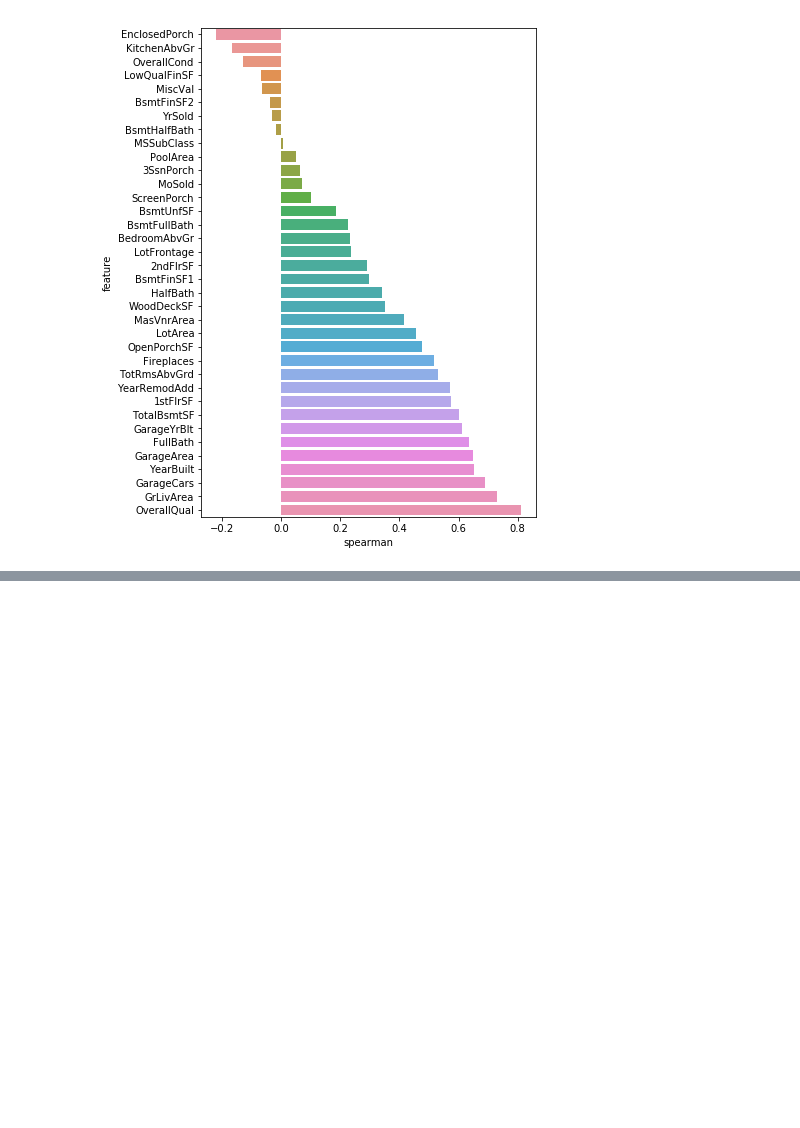
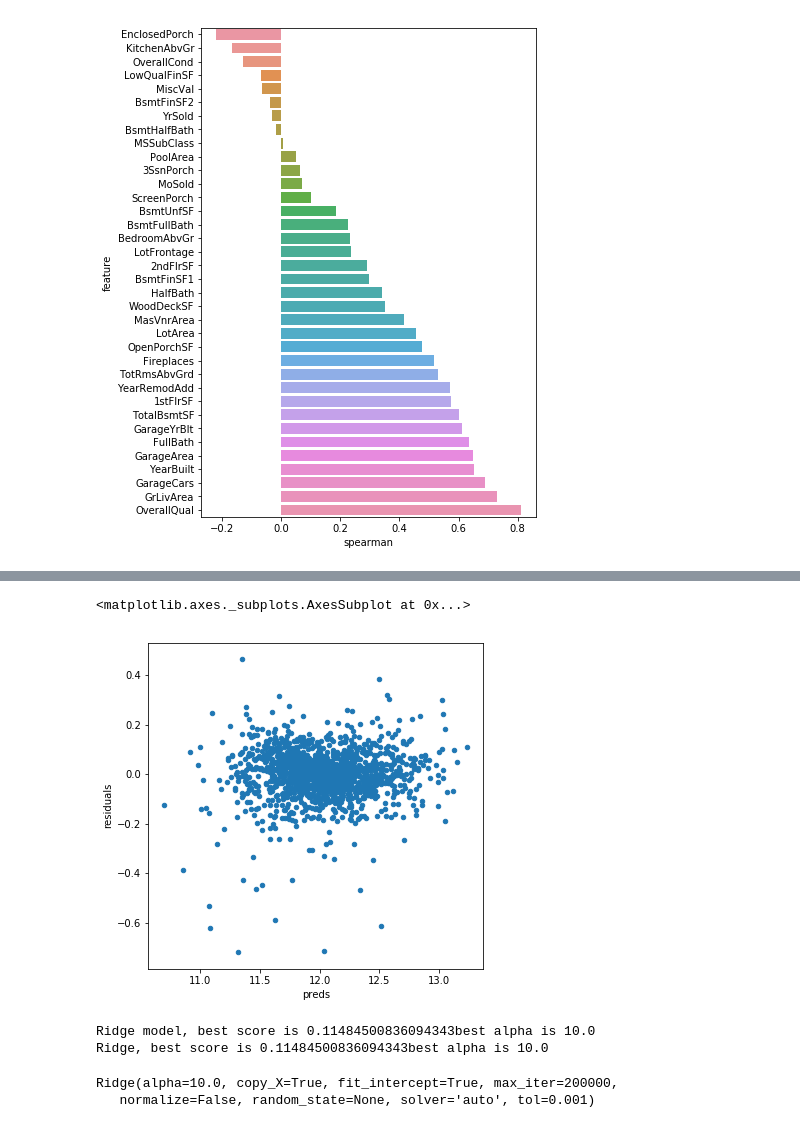
Before and after one commit to Xiaoling1992/Statistical-Machine-Learning-CS578, a Jupyter notebook: HousePrices_Regression.ipynb, the cells around one changed output, grey strips where cells are left out. Drawn from its saved outputs; the diff is of its cells as text; code cells hidden in the pictures; blank space fills up the shorter version.

Commit message:
Lasso, Ridge, Boost, RandomForest, Ada and XGB

```diff
--- a/HousePrices_Regression.ipynb
+++ b/HousePrices_Regression.ipynb
@@ -588,0 +379,39 @@ solution.head()
+# %%
+#Realize cross-validation with cross_val_score: RMSE of logrithms between predicted and real data.
+def rmse_cv(model):
+    rmse= np.sqrt(-cross_val_score(model, train_final, train_y_final, scoring="neg_mean_squared_error", cv = 5))
+    return(rmse)
+# %%
+#Model 1. Lasso regression, L1 penalty. As a result, for high values of λ, many coefficients are exactly zeroed under lasso, which is never the case in ridge regression.
+alphas=[0.0001, 0.0003, 0.0006, 0.001, 0.003, 0.006, 0.01, 0.03, 0.06, 0.1, 0.3, 0.6, 1];
+alphas=np.array(alphas);
+scores=[]
+for alpha in alphas:
+    lasso=Lasso(alpha=alpha, max_iter=50000)
+    scores.append( rmse_cv(lasso).mean() );
+
+scores=np.array(scores)
+best_alpha= alphas[ scores== min(scores) ][0];
+best_score=min(scores);
+print('Lasso, best score is '+str(best_score)+ 'best alpha is '+str(best_alpha) );
+
+alphas2=[0.6* best_alpha, 0.8* best_alpha, 1.0* best_alpha, 1.2* best_alpha, 1.4* best_alpha];
+alphas2=np.array(alphas2);
+
+scores2=[];
+for alpha in alphas2:
+    lasso=Lasso(alpha=alpha, max_iter=50000)
+    scores2.append( rmse_cv(lasso).mean() );
+
+scores2=np.array(scores2)
+best_score2=min(scores2);
+
+best_alpha2= alphas2[ scores2== best_score2 ][0];#think twice.
+print('Lasso, best score is '+str(best_score2)+ 'best alpha is '+str(best_alpha2) );
+# # Train the model with all training data.
+model_lasso=Lasso(alpha= best_alpha2, max_iter=200000);
+model_lasso.fit(train_final, train_y_final)
+
+prediction= np.exp( model_lasso.predict(test_final) );
+solution = pd.DataFrame( {"Id":test_Id, "SalePrice":prediction} )
+solution.to_csv("input/lasso_sol_3.csv", index = False)
@@ -588,0 +433,41 @@ solution.head()
+# %%
+#let's look at the residuals as well:
+plt.rcParams['figure.figsize'] = (6.0, 6.0)
+preds = pd.DataFrame({"preds":model_lasso.predict(train_final), "true": train_y_final})
+preds["residuals"] = preds["true"] - preds["preds"]
+preds.plot(x = "preds", y = "residuals",kind = "scatter")
+# %% [output]
+<matplotlib.axes._subplots.AxesSubplot at 0x...>
+[figure, added]
+# %%
+#Model 2: Ridge regularizaiton.
+alphas = [0.01, 0.03, 0.06, 0.1, 0.3, 0.6, 1, 3, 6, 10, 30, 60];
+alphas=np.array(alphas);
+scores = [rmse_cv(Ridge(alpha = alpha,  max_iter=50000) ).mean() for alpha in alphas]
+scores=np.array(scores)
+best_score=min(scores);
+best_alpha= alphas[ scores== best_score ][0];
+print('Ridge model, best score is '+ str(best_score)+ 'best alpha is '+str(best_alpha) );
+
+alphas2=[0.6* best_alpha, 0.8* best_alpha, 1.0* best_alpha, 1.2* best_alpha, 1.4* best_alpha];
+alphas2=np.array(alphas2);
+
+scores2=[rmse_cv(Ridge(alpha = alpha,  max_iter=50000) ).mean() for alpha in alphas2];
+scores2=np.array(scores2)
+best_score2=min(scores2);
+best_alpha2= alphas2[ scores2== best_score2 ][0];#think twice.
+print('Ridge, best score is '+str(best_score2)+ 'best alpha is '+str(best_alpha2) );
+
+# Train the model with all training data.
+model_ridge=Ridge(alpha= best_alpha2, max_iter=200000);
+model_ridge.fit(train_final, train_y_final)
+
+prediction= np.exp( model_ridge.predict(test_final) );
+solution = pd.DataFrame( {"Id":test_Id, "SalePrice":prediction} )
+solution.to_csv("input/ridge_sol_3.csv", index = False)
+#Best alpha is 10 in study 4
+# %% [output]
+Ridge model, best score is 0.11484500836094343best alpha is 10.0
+Ridge, best score is 0.11484500836094343best alpha is 10.0
+Ridge(alpha=10.0, copy_X=True, fit_intercept=True, max_iter=200000,
+   normalize=False, random_state=None, solver='auto', tol=0.001)
```
Also changed, not shown: parts of 45 cells of this notebook.
